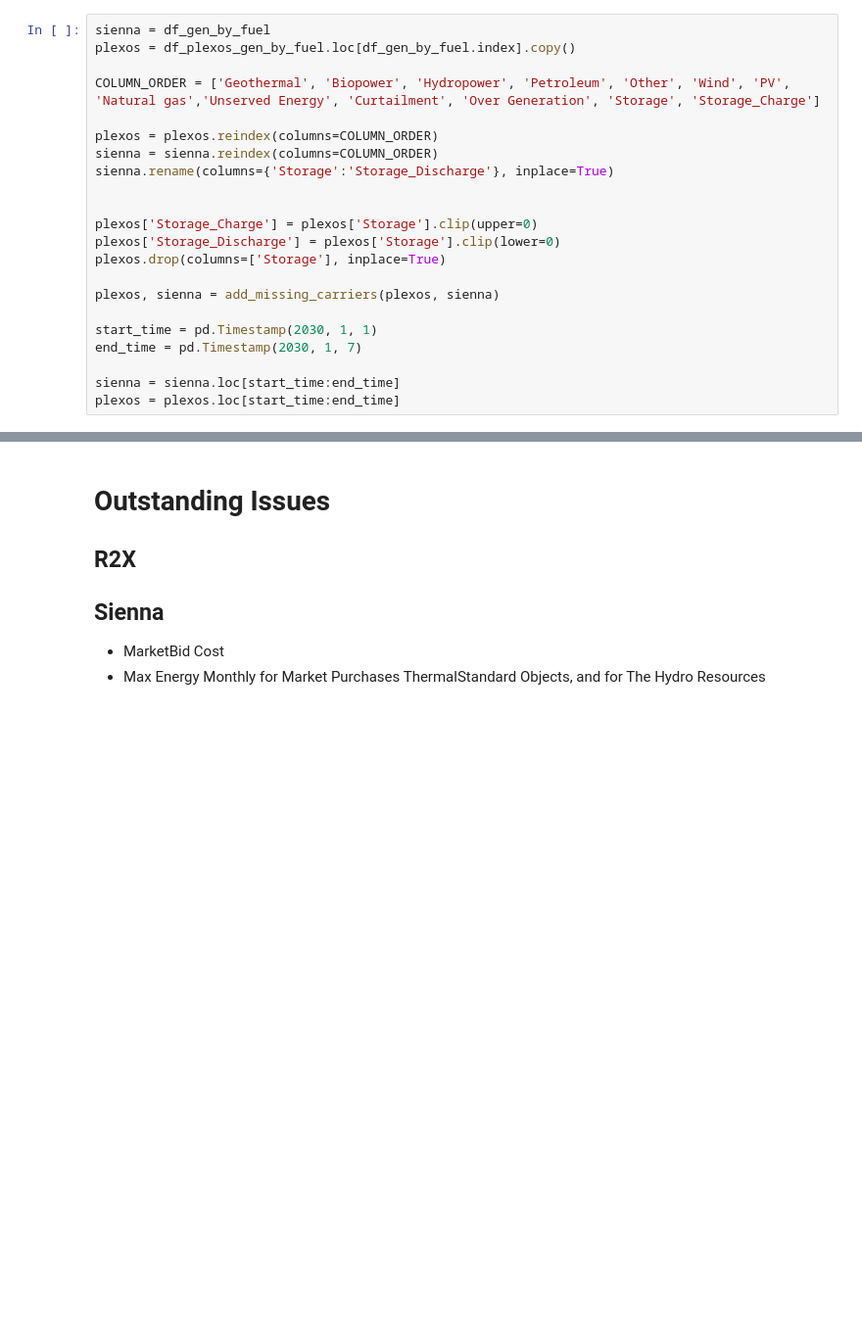
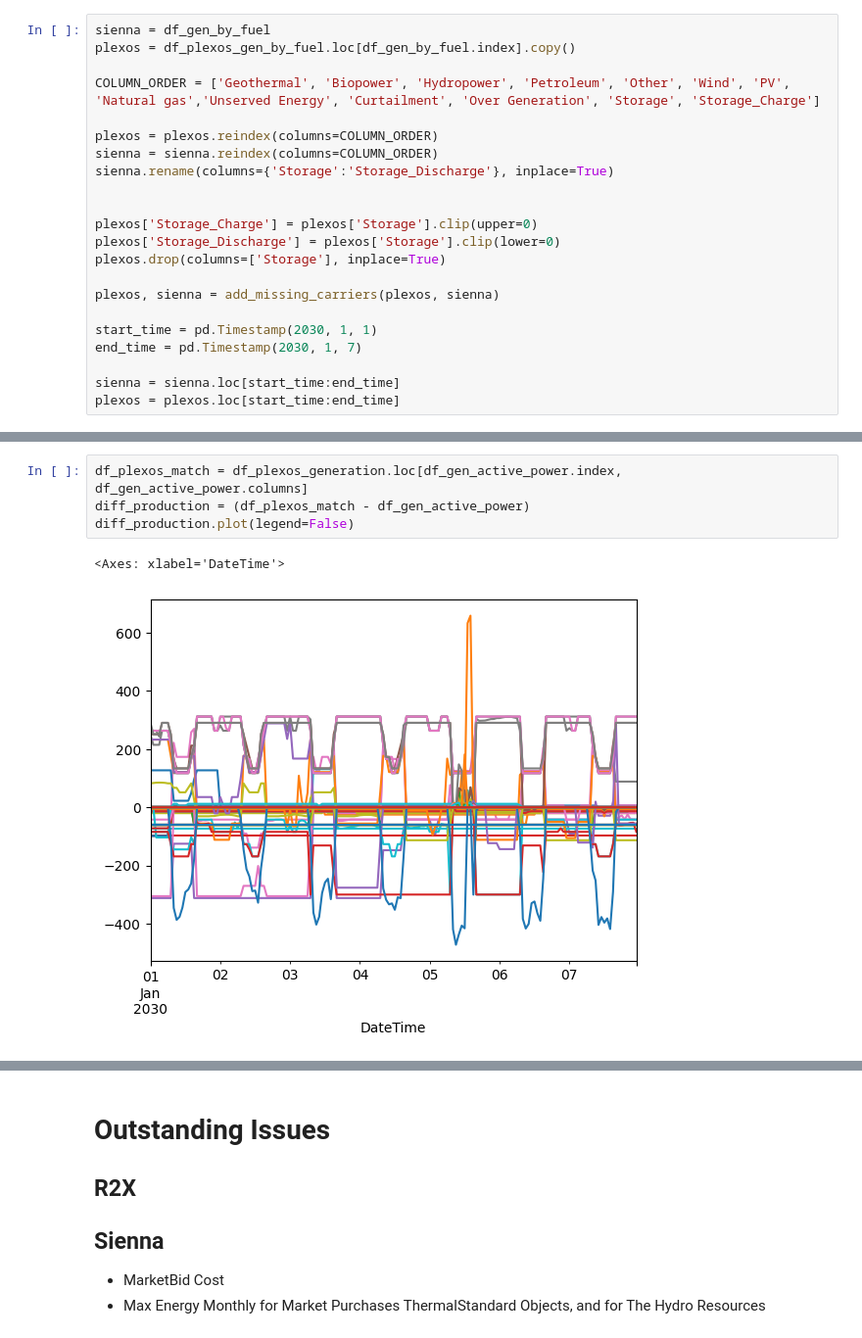
Before and after one commit to ktehranchi/FPA_NVE_Sienna, a Jupyter notebook: Projects/NVE/sienna_runs/validation.ipynb, the cells around one changed output, grey strips where cells are left out. Shown at 98% size. Drawn from its saved outputs; the diff is of its cells as text; blank space fills up the shorter version.

```diff
--- a/Projects/NVE/sienna_runs/validation.ipynb
+++ b/Projects/NVE/sienna_runs/validation.ipynb
@@ -316,0 +317,7 @@ fig.savefig(save_path, dpi=300)
+# %%
+df_plexos_match = df_plexos_generation.loc[df_gen_active_power.index, df_gen_active_power.columns]
+diff_production = (df_plexos_match - df_gen_active_power)
+diff_production.plot(legend=False)
+# %% [output]
+<Axes: xlabel='DateTime'>
+[figure, added]
```
Also changed, not shown: parts of 7 cells of this notebook, 16 other files.
